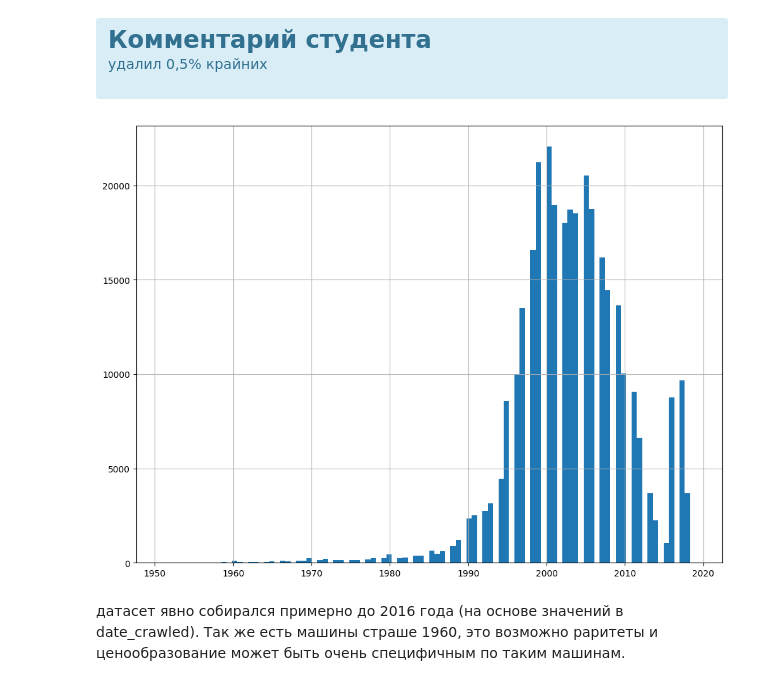
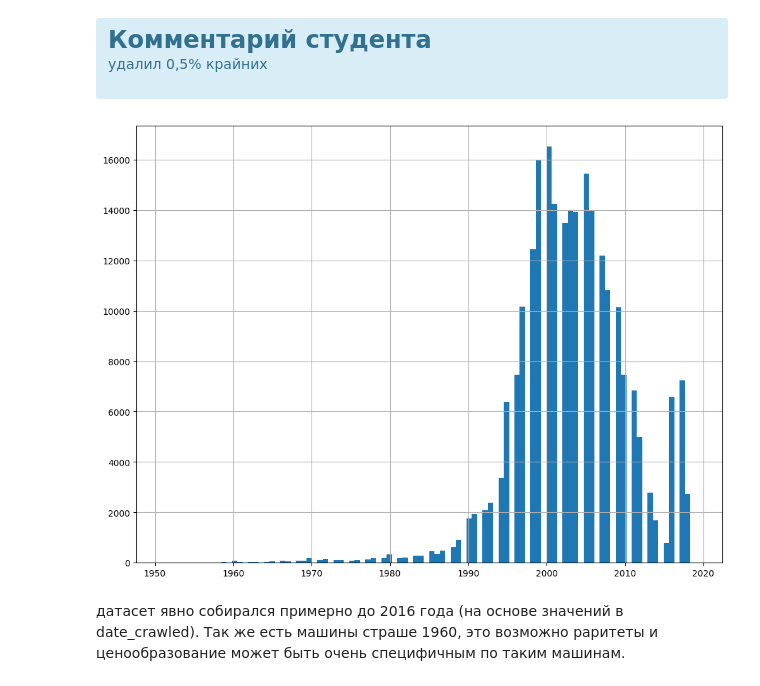
Before and after one commit to olipalol/YP_ml_learning, a Jupyter notebook: numerical_methods_cloud_version.ipynb, the cells around one changed output. Drawn from its saved outputs; the diff is of its cells as text; code cells hidden in the pictures.

```diff
--- a/numerical_methods_cloud_version.ipynb
+++ b/numerical_methods_cloud_version.ipynb
@@ -668,3 +667,19 @@ ax = df.query('price > 0 & price < 1000')['price'].hist(bins=100, figsize=(12,9)
+# %%
+train_ratio = 0.75
+validation_ratio = 0.15
+test_ratio = 0.10
+
+X = df.drop(['price'], axis=1).copy()
+y = df['price'].copy()
+
+X_train, X_test, y_train, y_test = train_test_split(X, y, test_size=1 - train_ratio)
+
+X_val, X_test, y_val, y_test = train_test_split(X_test, y_test, test_size=test_ratio/(test_ratio + validation_ratio))
+# %%
+# временно объеденим данные для обработки
+df_train = pd.concat([X_train, y_train], axis=1)
+df_test = pd.concat([X_test, y_test], axis=1)
+df_val = pd.concat([X_val, y_val], axis=1)
 # %%
 # функция для удаления крайних значений
 def drop_outliers(df, col, q):
@@ -675,8 +695,6 @@ def drop_outliers(df, col, q):
 # %%
-# удалим из df объявления с ценой с 0 ценой и 0,5% крайними значениями
-df_filtred = df.copy()
-print('До удаления 0 цен', df_filtred.shape)
-
-df_filtred = drop_outliers(df_filtred, 'price', 0.005)
-print('После удаления с 0 ценой и 0,5% крайними занчениями цен', df_filtred.shape)
+# удалим из df_train объявления с ценой с 0 ценой и 0,5% крайними значениями
+print('train до удаления 0 цен', df_train.shape)
+df_train = drop_outliers(df_train, 'price', 0.005)
+print('train после удаления с 0 ценой и 0,5% крайними занчениями цен', df_train.shape)
 # %% [output]
@@ -702,9 +736,9 @@ print('После удаления с 0 ценой и 0,5% крайними за
 </div>
 # %%
 # оставим корректные года регистрации
-ax = df_filtred.query('registration_year > 1950 & registration_year <= 2030')['registration_year'].hist(bins=100, figsize=(12,9))
+ax = df_train.query('registration_year > 1950 & registration_year <= 2030')['registration_year'].hist(bins=100, figsize=(12,9))
 # %% [output]
-[figure, old version]
+[figure, new version]
 # %% [markdown]
 датасет явно собирался примерно до 2016 года (на основе значений в date_crawled). Так же есть машины страше 1960, это возможно раритеты и ценообразование может быть очень специфичным по таким машинам.
 # %%
```
Also changed, not shown: parts of 62 cells of this notebook, 4 other files.
